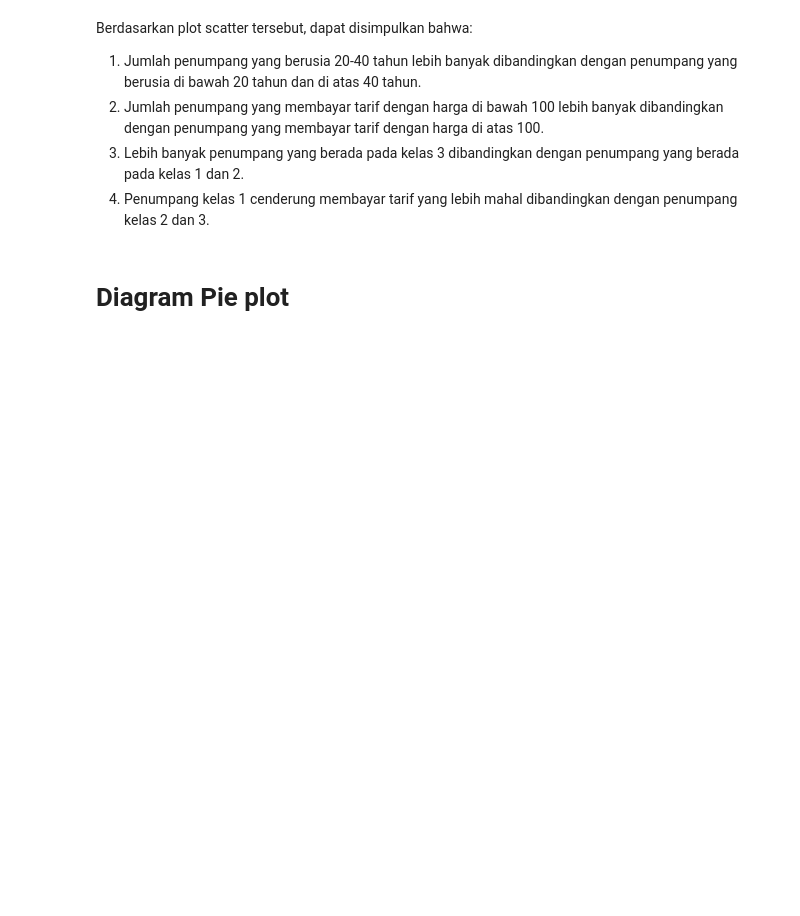
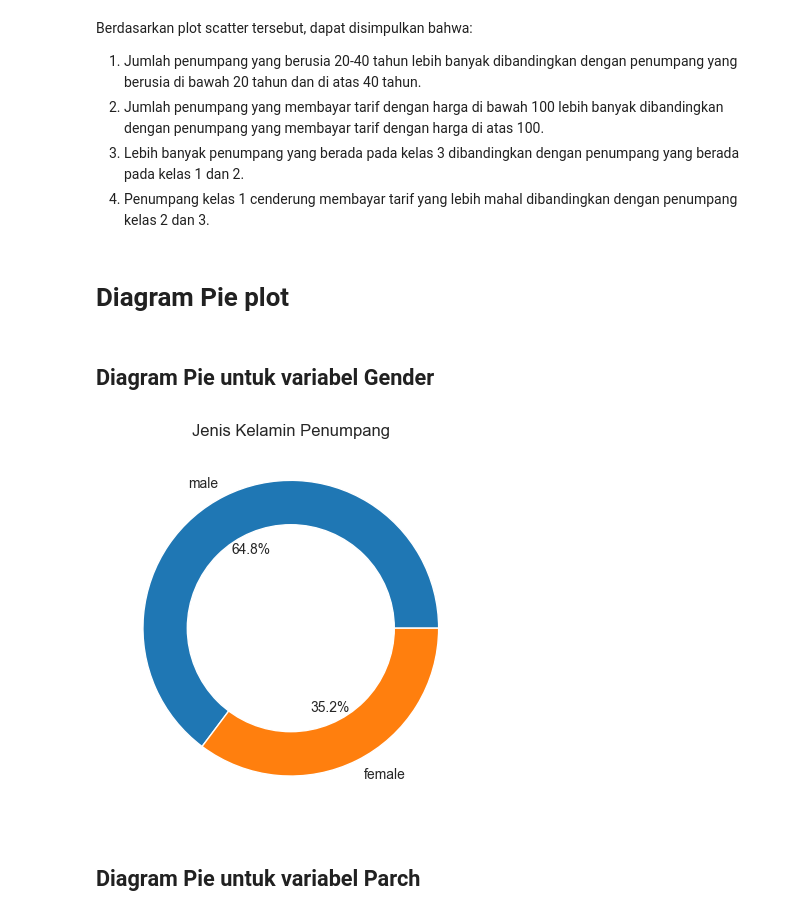
Before and after one commit to stevensa1/Steven-Data-Analyst-Assigments, a Jupyter notebook: Tugas 7 8/Topik 7 8 - Steven Soewignjo.ipynb, the cells around one changed output. Drawn from its saved outputs; the diff is of its cells as text; code cells hidden in the pictures; blank space fills up the shorter version.

```diff
--- a/Tugas 7 8/Topik 7 8 - Steven Soewignjo.ipynb
+++ b/Tugas 7 8/Topik 7 8 - Steven Soewignjo.ipynb
@@ -263,3 +263,31 @@ Berdasarkan plot scatter tersebut, dapat disimpulkan bahwa:
 4. Penumpang kelas 1 cenderung membayar tarif yang lebih mahal dibandingkan dengan penumpang kelas 2 dan 3.
 # %% [markdown]
 # Diagram Pie plot
+# %% [markdown]
+## Diagram Pie untuk variabel Gender
+# %%
+# Mengambil data SibSp
+sex_count = df_cat["Sex"].value_counts()
+
+# Data yang akan digunakan
+labels = sex_count.index.tolist()
+sizes = sex_count.values.tolist()
+
+# Mengatur style plot menggunakan Seaborn
+sns.set_style('whitegrid')
+
+# Membuat plot pie chart menggunakan matplotlib
+fig, ax = plt.subplots()
+ax.pie(sizes, labels=labels, autopct='%1.1f%%')
+plt.title('Jenis Kelamin Penumpang')
+
+centre_circle = plt.Circle((0,0),0.70,fc='white')
+fig = plt.gcf()
+fig.gca().add_artist(centre_circle)
+
+# Menampilkan plot
+plt.show()
+# %% [output]
+[figure, added]
+# %% [markdown]
+## Diagram Pie untuk variabel Parch
```
